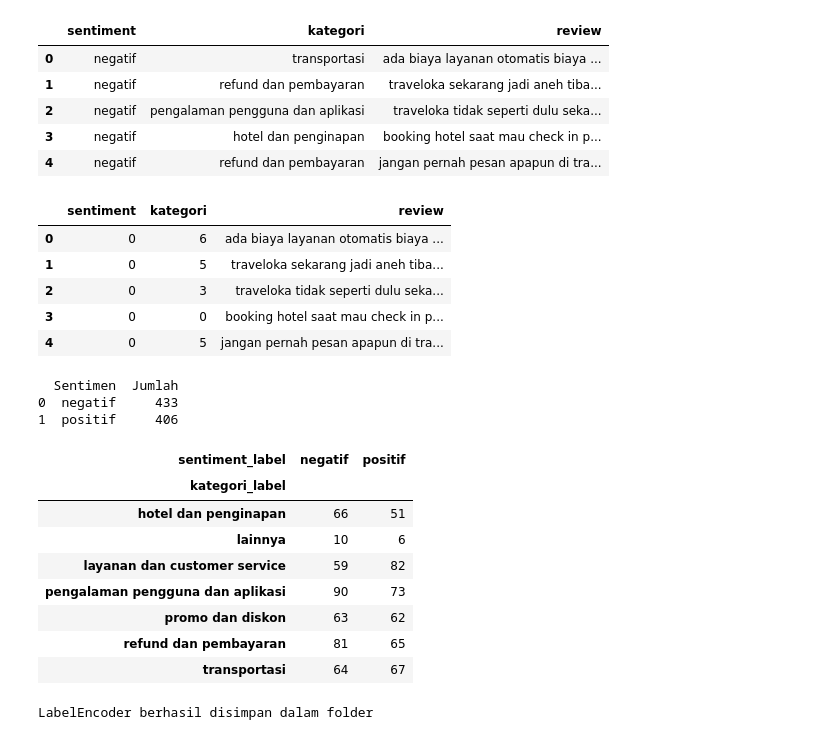
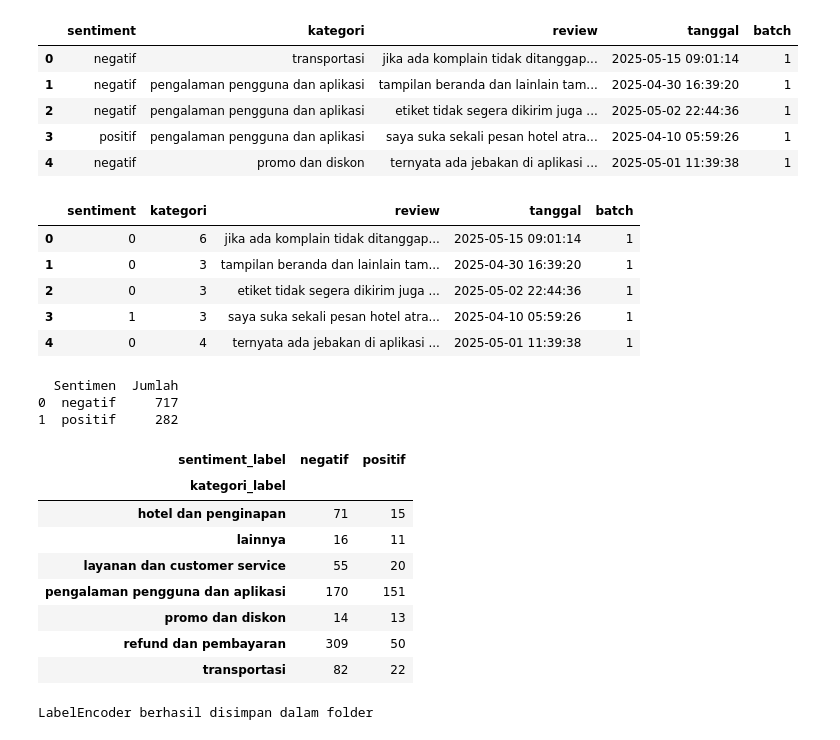
Before and after one commit to ratrimanik/model-predict-ota, a Jupyter notebook: encode.ipynb, the cells around one changed output. Drawn from its saved outputs; the diff is of its cells as text; code cells hidden in the pictures.

```diff
--- a/encode.ipynb
+++ b/encode.ipynb
@@ -1,15 +1,15 @@
 # %%
 import pandas as pd
 
-df = pd.read_excel("trying/kategori.xlsx")
+df = pd.read_excel("traveloka/kategori.xlsx")
 df.head()
 # %% [output]
-|  | sentiment | kategori | review |
-| 0 | negatif | transportasi | ada biaya layanan otomatis biaya ... |
-| 1 | negatif | refund dan pembayaran | traveloka sekarang jadi aneh tiba... |
-| 2 | negatif | pengalaman pengguna dan aplikasi | traveloka tidak seperti dulu seka... |
-| 3 | negatif | hotel dan penginapan | booking hotel saat mau check in p... |
-| 4 | negatif | refund dan pembayaran | jangan pernah pesan apapun di tra... |
+|  | sentiment | kategori | review | tanggal | batch |
+| 0 | negatif | transportasi | jika ada komplain tidak ditanggap... | 2025-05-15 09:01:14 | 1 |
+| 1 | negatif | pengalaman pengguna dan aplikasi | tampilan beranda dan lainlain tam... | 2025-04-30 16:39:20 | 1 |
+| 2 | negatif | pengalaman pengguna dan aplikasi | etiket tidak segera dikirim juga ... | 2025-05-02 22:44:36 | 1 |
+| 3 | positif | pengalaman pengguna dan aplikasi | saya suka sekali pesan hotel atra... | 2025-04-10 05:59:26 | 1 |
+| 4 | negatif | promo dan diskon | ternyata ada jebakan di aplikasi ... | 2025-05-01 11:39:38 | 1 |
 # %%
 from sklearn.preprocessing import LabelEncoder
 
@@ -21,12 +21,12 @@ df['sentiment'] = label_encoder_sentimen.fit_transform(df['sentiment'])
 
 df.head()
 # %% [output]
-|  | sentiment | kategori | review |
-| 0 | 0 | 6 | ada biaya layanan otomatis biaya ... |
-| 1 | 0 | 5 | traveloka sekarang jadi aneh tiba... |
-| 2 | 0 | 3 | traveloka tidak seperti dulu seka... |
-| 3 | 0 | 0 | booking hotel saat mau check in p... |
-| 4 | 0 | 5 | jangan pernah pesan apapun di tra... |
+|  | sentiment | kategori | review | tanggal | batch |
+| 0 | 0 | 6 | jika ada komplain tidak ditanggap... | 2025-05-15 09:01:14 | 1 |
+| 1 | 0 | 3 | tampilan beranda dan lainlain tam... | 2025-04-30 16:39:20 | 1 |
+| 2 | 0 | 3 | etiket tidak segera dikirim juga ... | 2025-05-02 22:44:36 | 1 |
+| 3 | 1 | 3 | saya suka sekali pesan hotel atra... | 2025-04-10 05:59:26 | 1 |
+| 4 | 0 | 4 | ternyata ada jebakan di aplikasi ... | 2025-05-01 11:39:38 | 1 |
 # %%
 # Menghitung jumlah masing-masing label encoded
 sentiment_counts_encoded = df['sentiment'].value_counts().sort_index()
@@ -43,8 +43,8 @@ sentiment_counts = pd.DataFrame({
 print(sentiment_counts)
 # %% [output]
   Sentimen  Jumlah
-0  negatif     433
-1  positif     406
+0  negatif     717
+1  positif     282
 # %%
 df['kategori_label'] = label_encoder_kategori.inverse_transform(df['kategori'])
 df['sentiment_label'] = label_encoder_sentimen.inverse_transform(df['sentiment'])
@@ -53,13 +53,13 @@ pd.crosstab(df['kategori_label'], df['sentiment_label'])
 # %% [output]
 | sentiment_label | negatif | positif |
 | kategori_label |  |  |
-| hotel dan penginapan | 66 | 51 |
-| lainnya | 10 | 6 |
-| layanan dan customer service | 59 | 82 |
-| pengalaman pengguna dan aplikasi | 90 | 73 |
-| promo dan diskon | 63 | 62 |
-| refund dan pembayaran | 81 | 65 |
-| transportasi | 64 | 67 |
+| hotel dan penginapan | 71 | 15 |
+| lainnya | 16 | 11 |
+| layanan dan customer service | 55 | 20 |
+| pengalaman pengguna dan aplikasi | 170 | 151 |
+| promo dan diskon | 14 | 13 |
+| refund dan pembayaran | 309 | 50 |
+| transportasi | 82 | 22 |
 # %%
 import os
 import pickle
```
Also changed, not shown: parts of 8 cells of this notebook, 12 other files.
